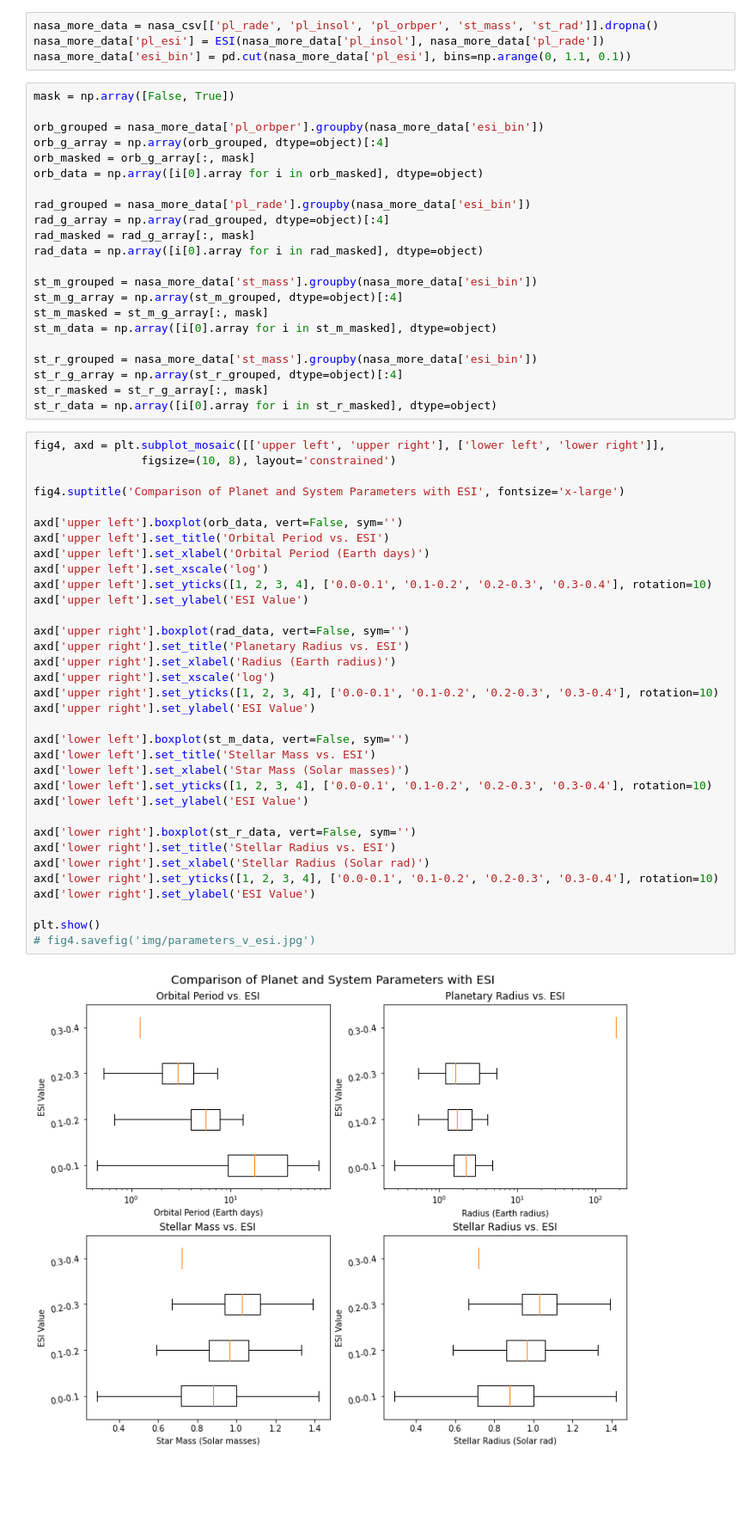
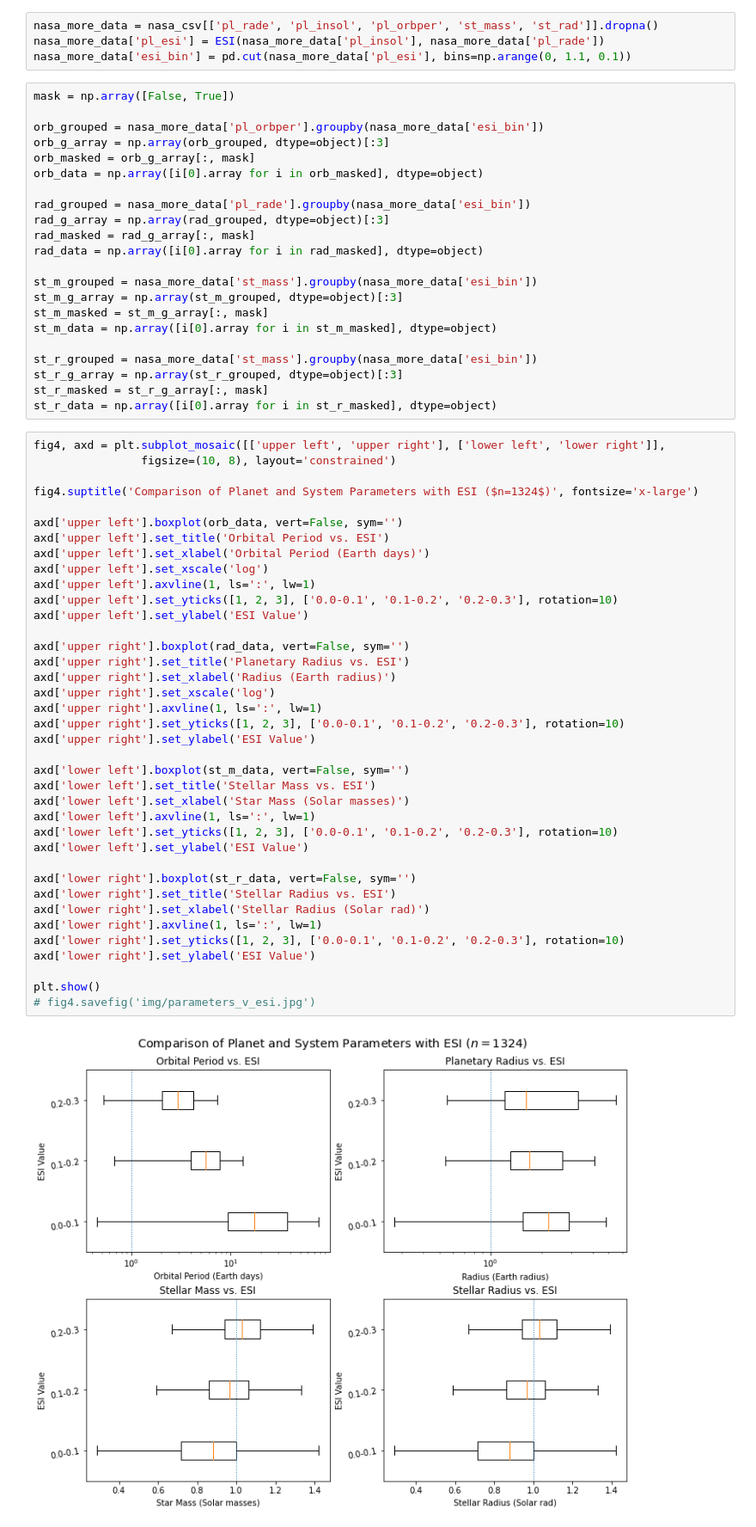
Before and after one commit to dmharrington03/exoplanets, a Jupyter notebook: exoplanets.ipynb, the cells around one changed output. Shown: that part at 86% size. Drawn from its saved outputs; the diff is of its cells as text; blank space fills up the shorter version.

```diff
--- a/exoplanets.ipynb
+++ b/exoplanets.ipynb
@@ -108,57 +136,61 @@ nasa_more_data['esi_bin'] = pd.cut(nasa_more_data['pl_esi'], bins=np.arange(0, 1
 mask = np.array([False, True])
 
 orb_grouped = nasa_more_data['pl_orbper'].groupby(nasa_more_data['esi_bin'])
-orb_g_array = np.array(orb_grouped, dtype=object)[:4]
+orb_g_array = np.array(orb_grouped, dtype=object)[:3]
 orb_masked = orb_g_array[:, mask]
 orb_data = np.array([i[0].array for i in orb_masked], dtype=object)
 
 rad_grouped = nasa_more_data['pl_rade'].groupby(nasa_more_data['esi_bin'])
-rad_g_array = np.array(rad_grouped, dtype=object)[:4]
+rad_g_array = np.array(rad_grouped, dtype=object)[:3]
 rad_masked = rad_g_array[:, mask]
 rad_data = np.array([i[0].array for i in rad_masked], dtype=object)
 
 st_m_grouped = nasa_more_data['st_mass'].groupby(nasa_more_data['esi_bin'])
-st_m_g_array = np.array(st_m_grouped, dtype=object)[:4]
+st_m_g_array = np.array(st_m_grouped, dtype=object)[:3]
 st_m_masked = st_m_g_array[:, mask]
 st_m_data = np.array([i[0].array for i in st_m_masked], dtype=object)
 
 st_r_grouped = nasa_more_data['st_mass'].groupby(nasa_more_data['esi_bin'])
-st_r_g_array = np.array(st_r_grouped, dtype=object)[:4]
+st_r_g_array = np.array(st_r_grouped, dtype=object)[:3]
 st_r_masked = st_r_g_array[:, mask]
 st_r_data = np.array([i[0].array for i in st_r_masked], dtype=object)
 # %%
 fig4, axd = plt.subplot_mosaic([['upper left', 'upper right'], ['lower left', 'lower right']],
                 figsize=(10, 8), layout='constrained')
 
-fig4.suptitle('Comparison of Planet and System Parameters with ESI', fontsize='x-large')
+fig4.suptitle('Comparison of Planet and System Parameters with ESI ($n=1324$)', fontsize='x-large')
 
 axd['upper left'].boxplot(orb_data, vert=False, sym='')
 axd['upper left'].set_title('Orbital Period vs. ESI')
 axd['upper left'].set_xlabel('Orbital Period (Earth days)')
 axd['upper left'].set_xscale('log')
-axd['upper left'].set_yticks([1, 2, 3, 4], ['0.0-0.1', '0.1-0.2', '0.2-0.3', '0.3-0.4'], rotation=10)
+axd['upper left'].axvline(1, ls=':', lw=1)
+axd['upper left'].set_yticks([1, 2, 3], ['0.0-0.1', '0.1-0.2', '0.2-0.3'], rotation=10)
 axd['upper left'].set_ylabel('ESI Value')
 
 axd['upper right'].boxplot(rad_data, vert=False, sym='')
 axd['upper right'].set_title('Planetary Radius vs. ESI')
 axd['upper right'].set_xlabel('Radius (Earth radius)')
 axd['upper right'].set_xscale('log')
-axd['upper right'].set_yticks([1, 2, 3, 4], ['0.0-0.1', '0.1-0.2', '0.2-0.3', '0.3-0.4'], rotation=10)
+axd['upper right'].axvline(1, ls=':', lw=1)
+axd['upper right'].set_yticks([1, 2, 3], ['0.0-0.1', '0.1-0.2', '0.2-0.3'], rotation=10)
 axd['upper right'].set_ylabel('ESI Value')
 
 axd['lower left'].boxplot(st_m_data, vert=False, sym='')
 axd['lower left'].set_title('Stellar Mass vs. ESI')
 axd['lower left'].set_xlabel('Star Mass (Solar masses)')
-axd['lower left'].set_yticks([1, 2, 3, 4], ['0.0-0.1', '0.1-0.2', '0.2-0.3', '0.3-0.4'], rotation=10)
+axd['lower left'].axvline(1, ls=':', lw=1)
+axd['lower left'].set_yticks([1, 2, 3], ['0.0-0.1', '0.1-0.2', '0.2-0.3'], rotation=10)
 axd['lower left'].set_ylabel('ESI Value')
 
 axd['lower right'].boxplot(st_r_data, vert=False, sym='')
 axd['lower right'].set_title('Stellar Radius vs. ESI')
 axd['lower right'].set_xlabel('Stellar Radius (Solar rad)')
-axd['lower right'].set_yticks([1, 2, 3, 4], ['0.0-0.1', '0.1-0.2', '0.2-0.3', '0.3-0.4'], rotation=10)
+axd['lower right'].axvline(1, ls=':', lw=1)
+axd['lower right'].set_yticks([1, 2, 3], ['0.0-0.1', '0.1-0.2', '0.2-0.3'], rotation=10)
 axd['lower right'].set_ylabel('ESI Value')
 
 plt.show()
 # fig4.savefig('img/parameters_v_esi.jpg')
 # %% [output]
-[figure, old version]
+[figure, new version]
```
Also changed, not shown: parts of 18 cells of this notebook.
